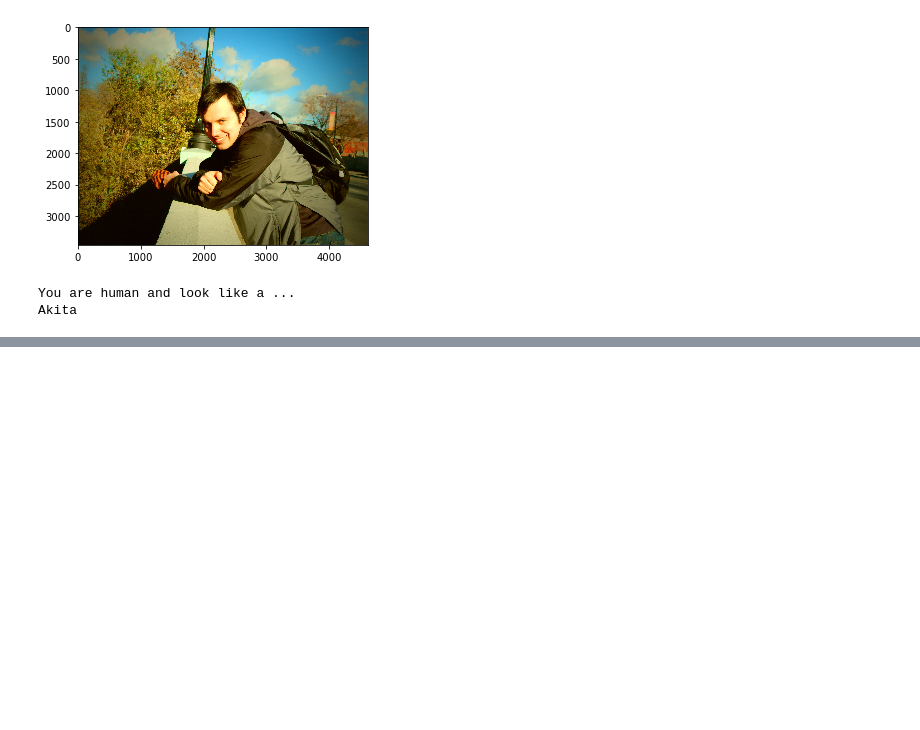
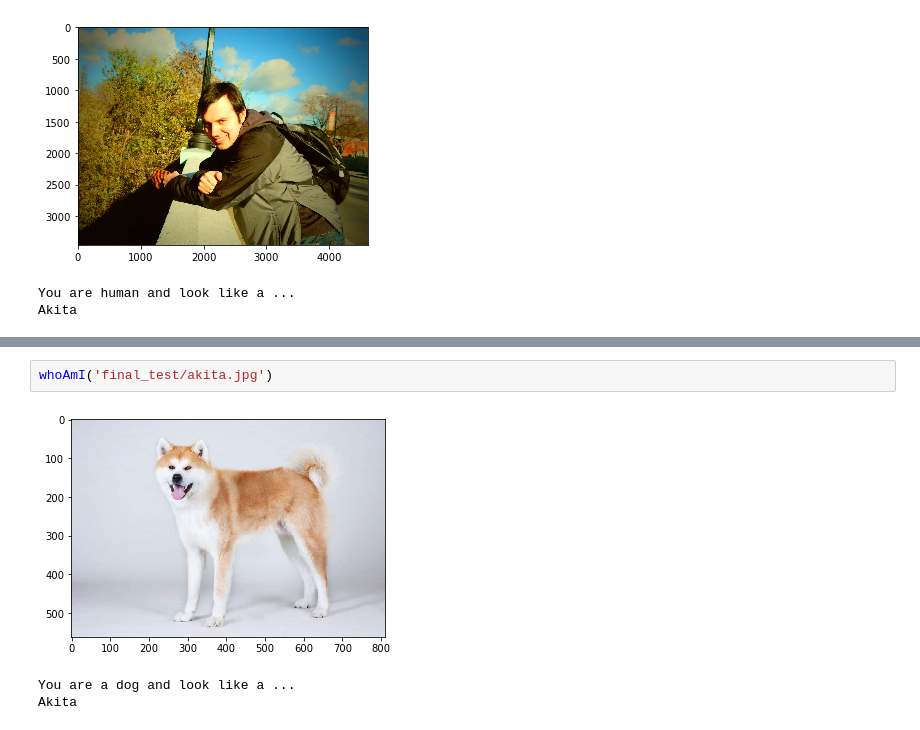
Before and after one commit to baroquerock/udacity_ml, a Jupyter notebook: dog_project/dog_app.ipynb, the cells around one changed output, grey strips where cells are left out. Saved outputs shown, nothing was run; the diff lists cells and outputs as text; blank space fills up the shorter version.

```diff
--- a/dog_project/dog_app.ipynb
+++ b/dog_project/dog_app.ipynb
@@ -783,0 +790,6 @@ Akita
+# %%
+whoAmI('final_test/akita.jpg')
+# %% [output]
+[figure, added]
+You are a dog and look like a ...
+Akita
```
Also changed, not shown: parts of 7 cells of this notebook, 1 other file.
